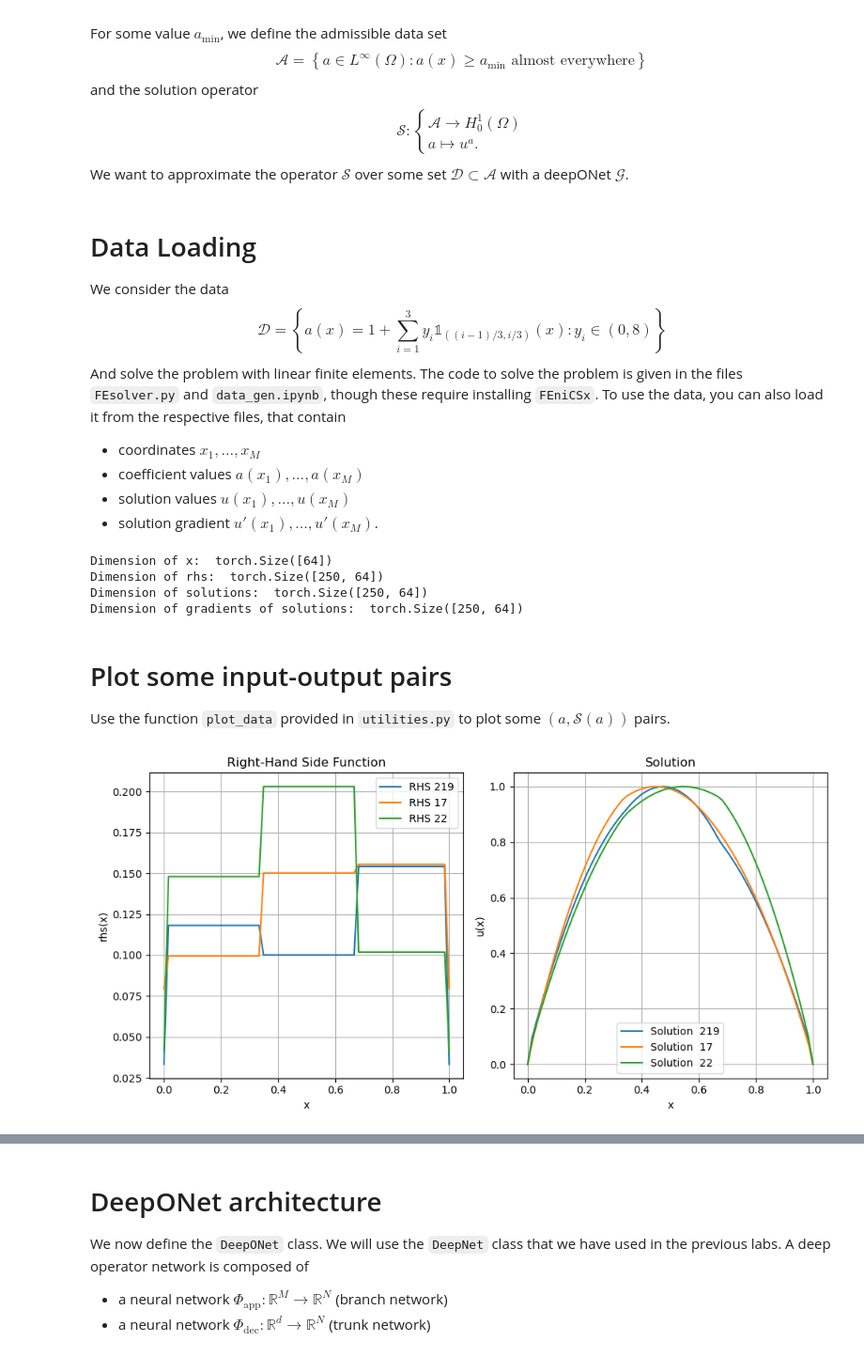
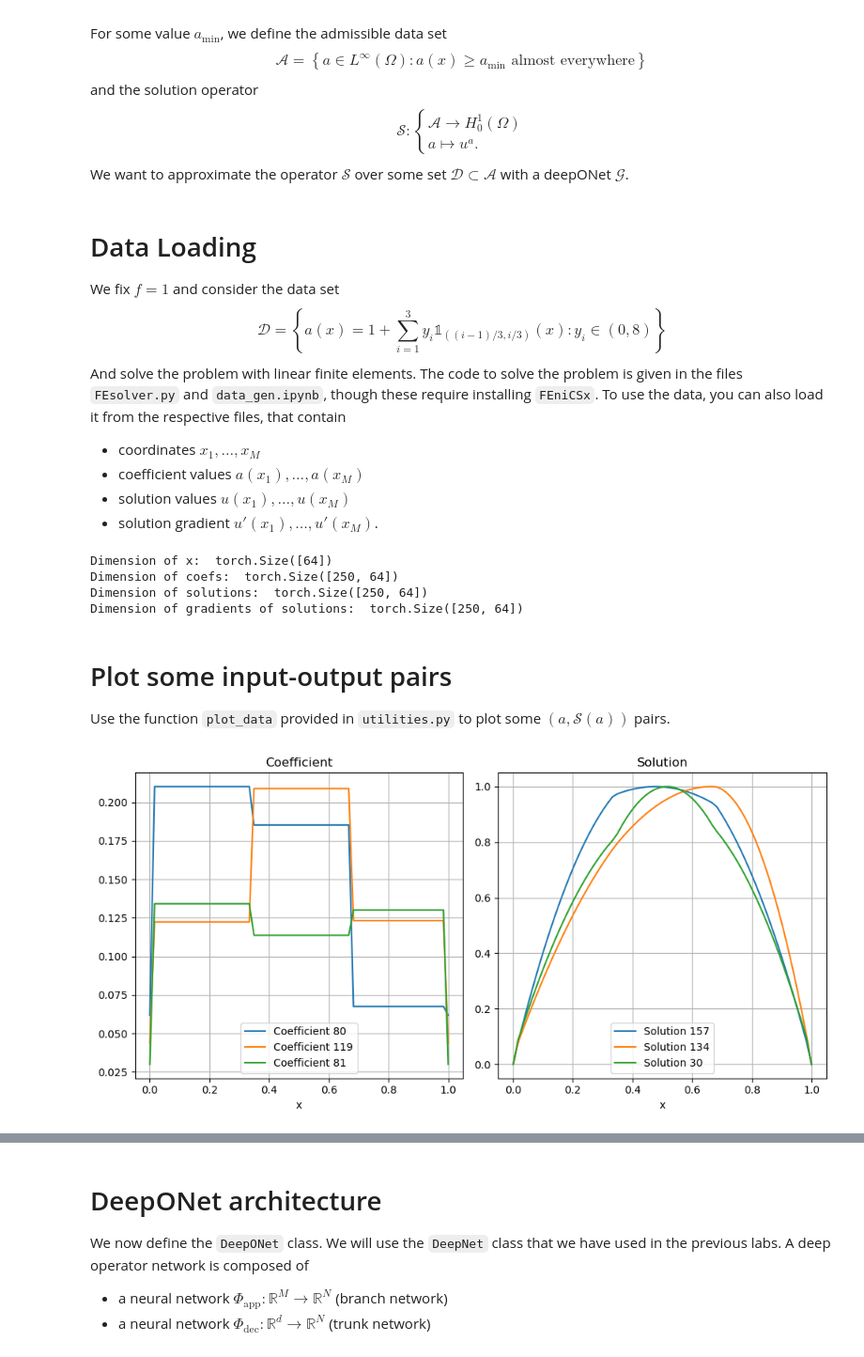
Before and after one commit to carlomr/MLCS_2024-2025, a Jupyter notebook: lab4_deepONet/DeepONet.ipynb, the cells around one changed output, grey strips where cells are left out. Shown: that part at 94% size. Drawn from its saved outputs; the diff is of its cells as text; code cells hidden in the pictures.

```diff
--- a/lab4_deepONet/DeepONet.ipynb
+++ b/lab4_deepONet/DeepONet.ipynb
@@ -33,7 +33,7 @@ torch.cuda.manual_seed(0)
 torch.set_default_dtype(torch.float64)
 # %% [markdown]
 # Data Loading
-We consider the data
+We fix $f=1$ and consider the data set
 $$
 \mathcal{D} = \left\{ a(x) = 1+\sum_{i=1}^3 y_i \mathbb{1}_{((i-1)/3, i/3)}(x): y_i\in (0,8)\right\}
 $$
@@ -44,25 +44,25 @@ And solve the problem with linear finite elements. The code to solve the problem
 - solution gradient $u'(x_1), \dots, u'(x_M)$.
 # %%
 x = torch.load("data/x_train.pt")
-rhs = torch.load("data/a_train.pt")
+coefs = torch.load("data/a_train.pt")
 solutions = torch.load("data/u_train.pt")
 grad_solutions = torch.load("data/gradu_train.pt")
 
 # check the dimension of the data
 print("Dimension of x: ", x.shape)
-print("Dimension of rhs: ", rhs.shape)
+print("Dimension of coefs: ", coefs.shape)
 print("Dimension of solutions: ", solutions.shape)
 print("Dimension of gradients of solutions: ", grad_solutions.shape)
 # %% [output]
 Dimension of x:  torch.Size([64])
-Dimension of rhs:  torch.Size([250, 64])
+Dimension of coefs:  torch.Size([250, 64])
 Dimension of solutions:  torch.Size([250, 64])
 Dimension of gradients of solutions:  torch.Size([250, 64])
 # %% [markdown]
 # Plot some input-output pairs
 Use the function `plot_data` provided in `utilities.py` to plot some $(a, \mathcal{S}(a))$ pairs.
 # %%
-plot_data(x, rhs, solutions, num_samples_to_plot=3)
+plot_data(x, {'Coefficient': coefs, 'Solution': solutions}, num_samples_to_plot=3)
 # %% [output]
-[figure, old version]
+[figure, new version]
 # %%
```
Also changed, not shown: parts of 18 cells of this notebook, 1 other file.
